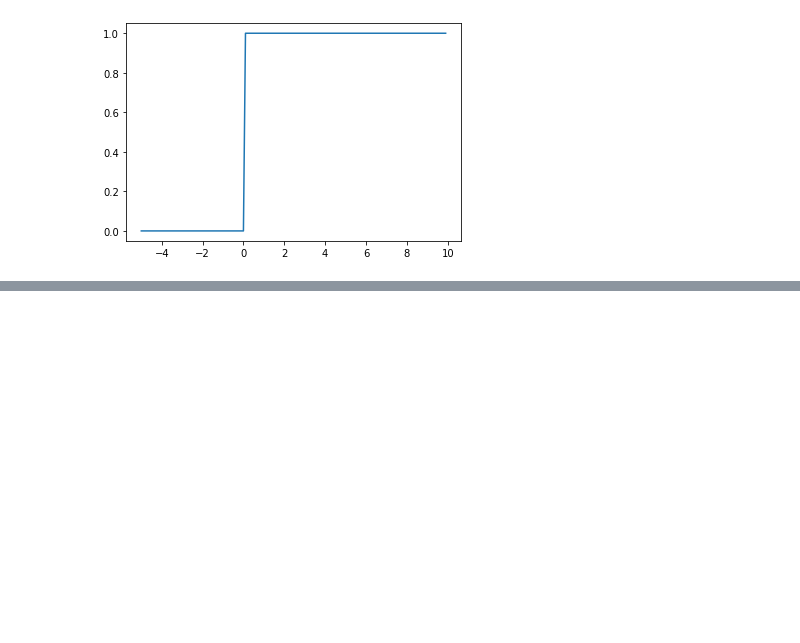
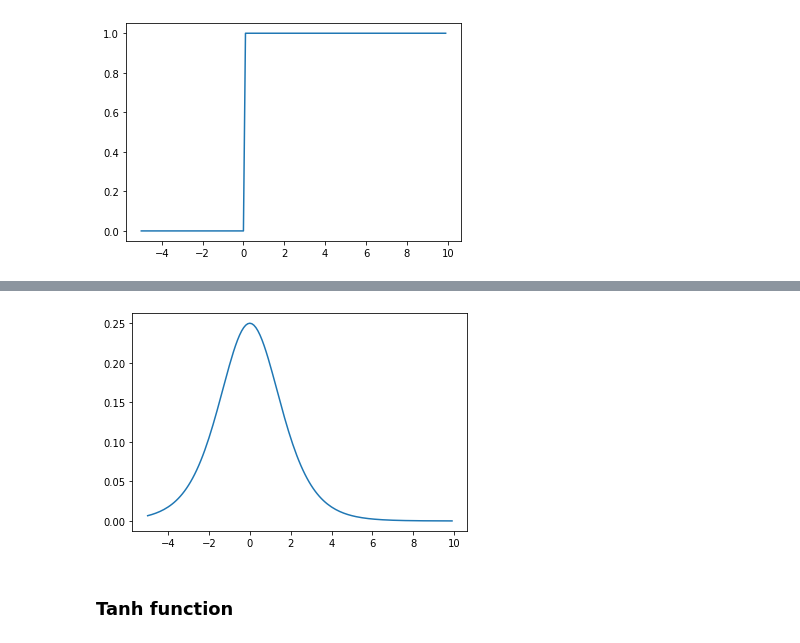
Before and after one commit to fanbyprinciple/d2l-fanbyprinciple, a Jupyter notebook: ch4_multilayer_perceptron/ch4.1 activations.ipynb, the cells around one changed output, grey strips where cells are left out. Drawn from its saved outputs; the diff is of its cells as text; code cells hidden in the pictures; blank space fills up the shorter version.

```diff
--- a/ch4_multilayer_perceptron/ch4.1 activations.ipynb
+++ b/ch4_multilayer_perceptron/ch4.1 activations.ipynb
@@ -23,0 +68,7 @@ with torch.no_grad():
+# %%
+with torch.no_grad():
+    plt.plot(X,X.grad)
+# %% [output]
+[figure, added]
+# %% [markdown]
+### Tanh function
```
Also changed, not shown: parts of 23 cells of this notebook, 4 other files.
